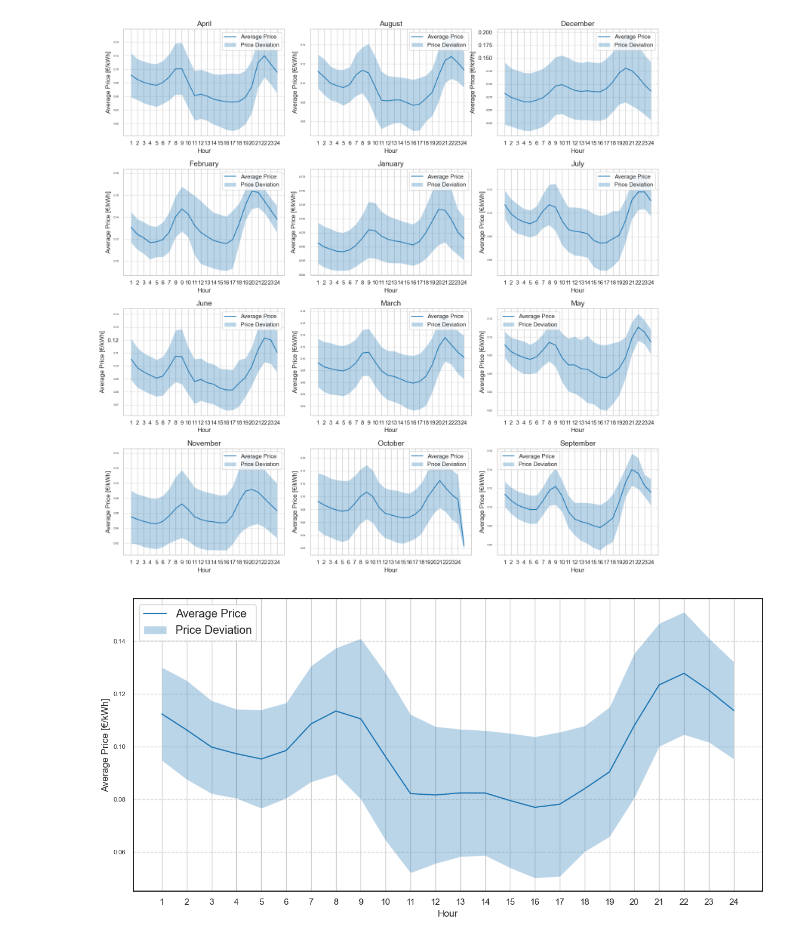
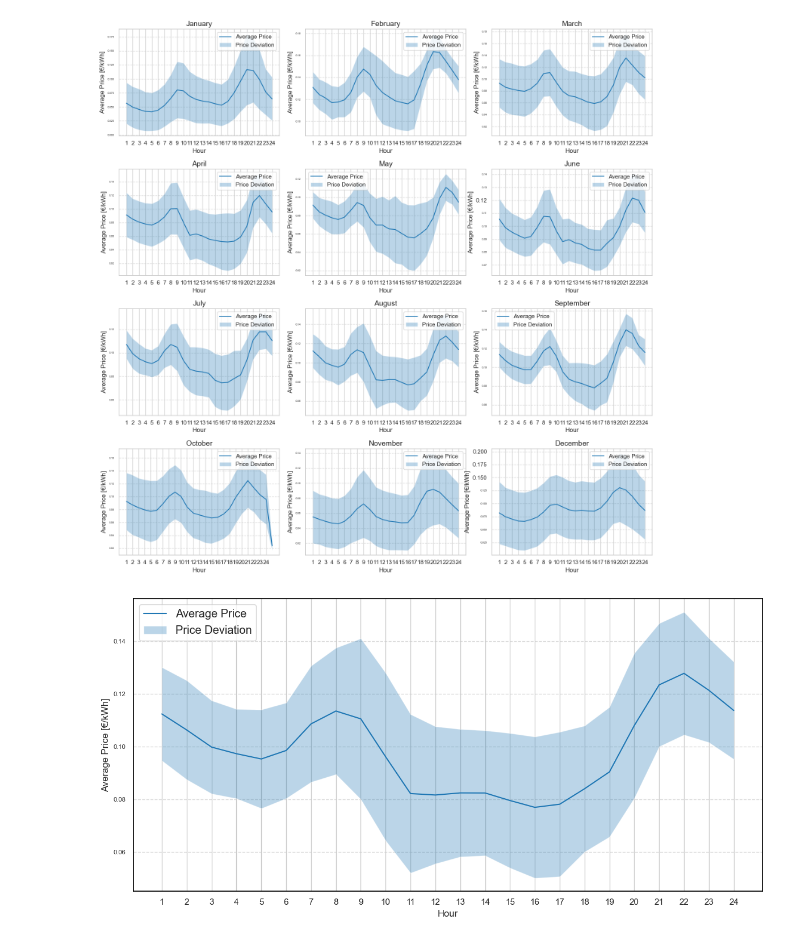
Before and after one commit to jmanzolli/Electric-Bus-Battery-Degradation-and-Optimization, a Jupyter notebook: energy_retrieval.ipynb, the cells around one changed output. Drawn from its saved outputs; the diff is of its cells as text; code cells hidden in the pictures.

Commit message:
plot improved

```diff
--- a/energy_retrieval.ipynb
+++ b/energy_retrieval.ipynb
@@ -21,28 +21,34 @@ monthly_stats = df.groupby(['YearMonth', 'Hora', 'MonthName'])['Preço - PT [€
 # %%
 # Set seaborn style and choose a broader color palette
 sns.set(style="whitegrid", palette="tab10")
+
+# Define the order of months
+month_order = ['January', 'February', 'March', 'April', 'May', 'June', 'July', 'August', 'September', 'October', 'November', 'December']
+
+# Convert 'MonthName' to categorical with the specified order
+monthly_stats['MonthName'] = pd.Categorical(monthly_stats['MonthName'], categories=month_order, ordered=True)
 
 # Combine the 12 plots into one
 plt.figure(figsize=(15, 15))
 
 for i, (month, data) in enumerate(monthly_stats.groupby('MonthName')):
     plt.subplot(4, 3, i+1)
 
     sns.lineplot(x='Hora', y='mean', data=data, label='Average Price', errorbar=None)
     plt.fill_between(data['Hora'], data['mean'] - data['std'], data['mean'] + data['std'], alpha=0.3, label='Price Deviation')
 
     plt.title(f'{month}', fontsize=14)
     plt.xlabel('Hour', fontsize=12)
     plt.ylabel('Average Price [€/kWh]', fontsize=12)
     plt.xticks(range(1, 25))  # Set x-axis ticks from 1 to 24
     plt.yticks(fontsize=5)
     plt.legend()
     plt.grid(axis='y', linestyle='--', alpha=0.7)
 
 plt.tight_layout()
 plt.show()
 # %% [output]
-[figure, old version]
+[figure, new version]
 # %%
 # Set seaborn style and choose a broader color palette
 sns.set(style="whitegrid", palette="tab10")
```
